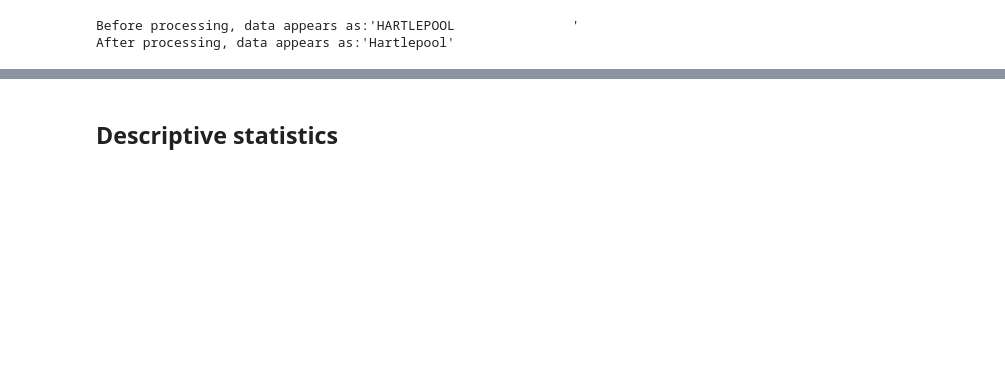
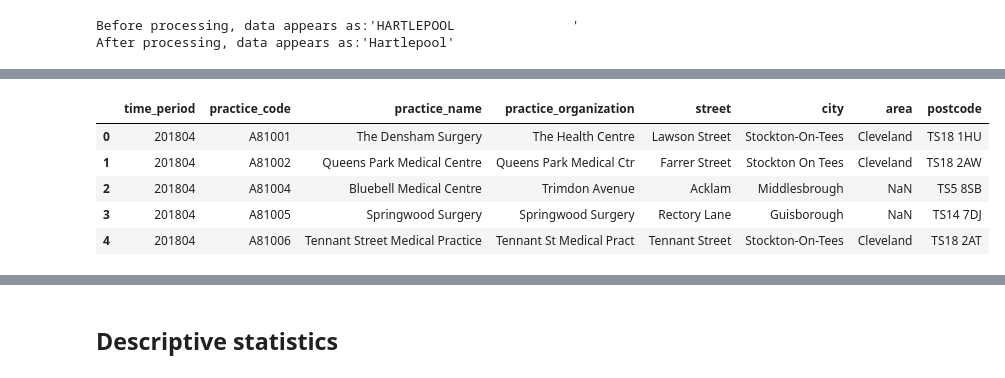
Before and after one commit to gtdalton/Health-Data-Science-MSc, a Jupyter notebook: General Practice Prescribing.ipynb, the cells around one changed output, grey strips where cells are left out. Saved outputs shown, nothing was run; the diff lists cells and outputs as text; code cells hidden in the pictures; blank space fills up the shorter version.

```diff
--- a/General Practice Prescribing.ipynb
+++ b/General Practice Prescribing.ipynb
@@ -74,0 +88,9 @@ After processing, data appears as:'Hartlepool'
+# %%
+practice_df.head()
+# %% [output]
+|  | time_period | practice_code | practice_name | practice_organization | street | city | area | postcode |
+| 0 | 201804 | A81001 | The Densham Surgery | The Health Centre | Lawson Street | Stockton-On-Tees | Cleveland | TS18 1HU |
+| 1 | 201804 | A81002 | Queens Park Medical Centre | Queens Park Medical Ctr | Farrer Street | Stockton On Tees | Cleveland | TS18 2AW |
+| 2 | 201804 | A81004 | Bluebell Medical Centre | Trimdon Avenue | Acklam | Middlesbrough | NaN | TS5 8SB |
+| 3 | 201804 | A81005 | Springwood Surgery | Springwood Surgery | Rectory Lane | Guisborough | NaN | TS14 7DJ |
+| 4 | 201804 | A81006 | Tennant Street Medical Practice | Tennant St Medical Pract | Tennant Street | Stockton-On-Tees | Cleveland | TS18 2AT |
```
Also changed, not shown: parts of 43 cells of this notebook.
